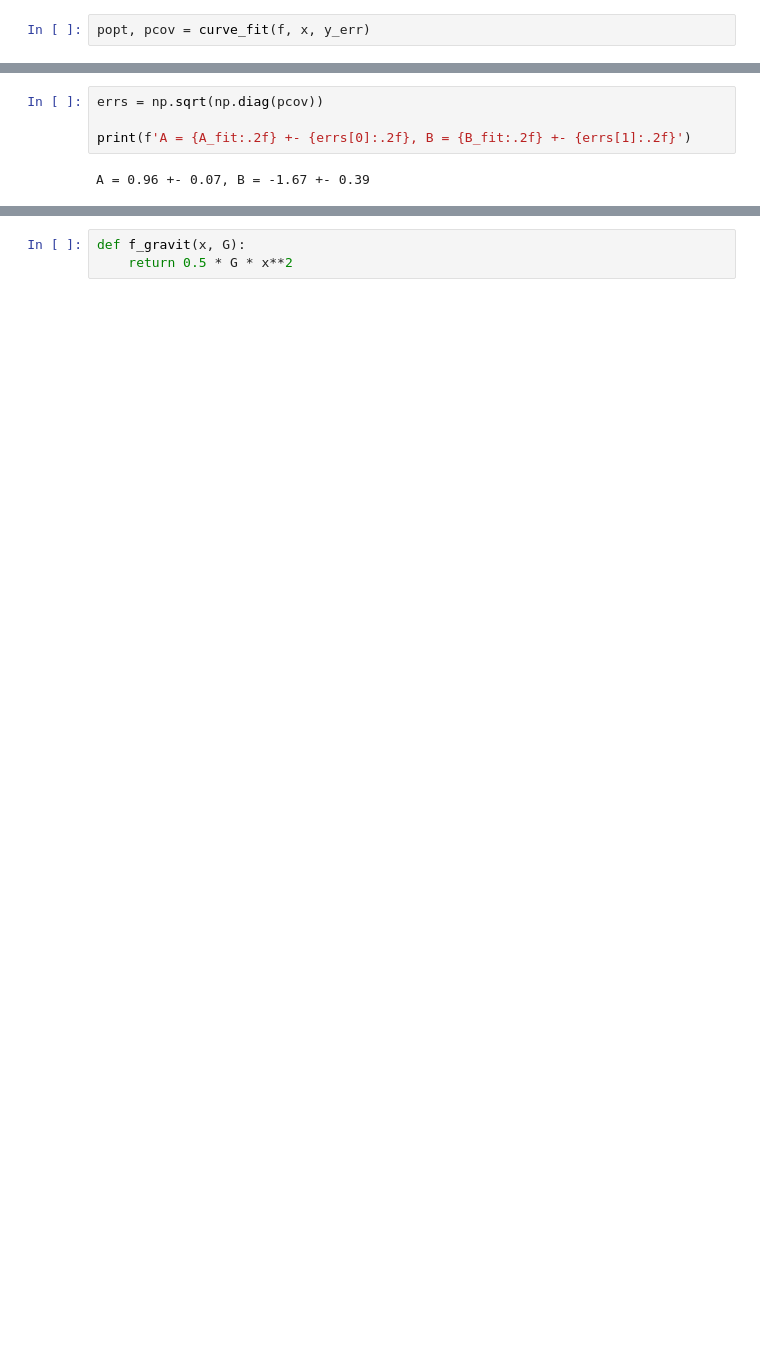
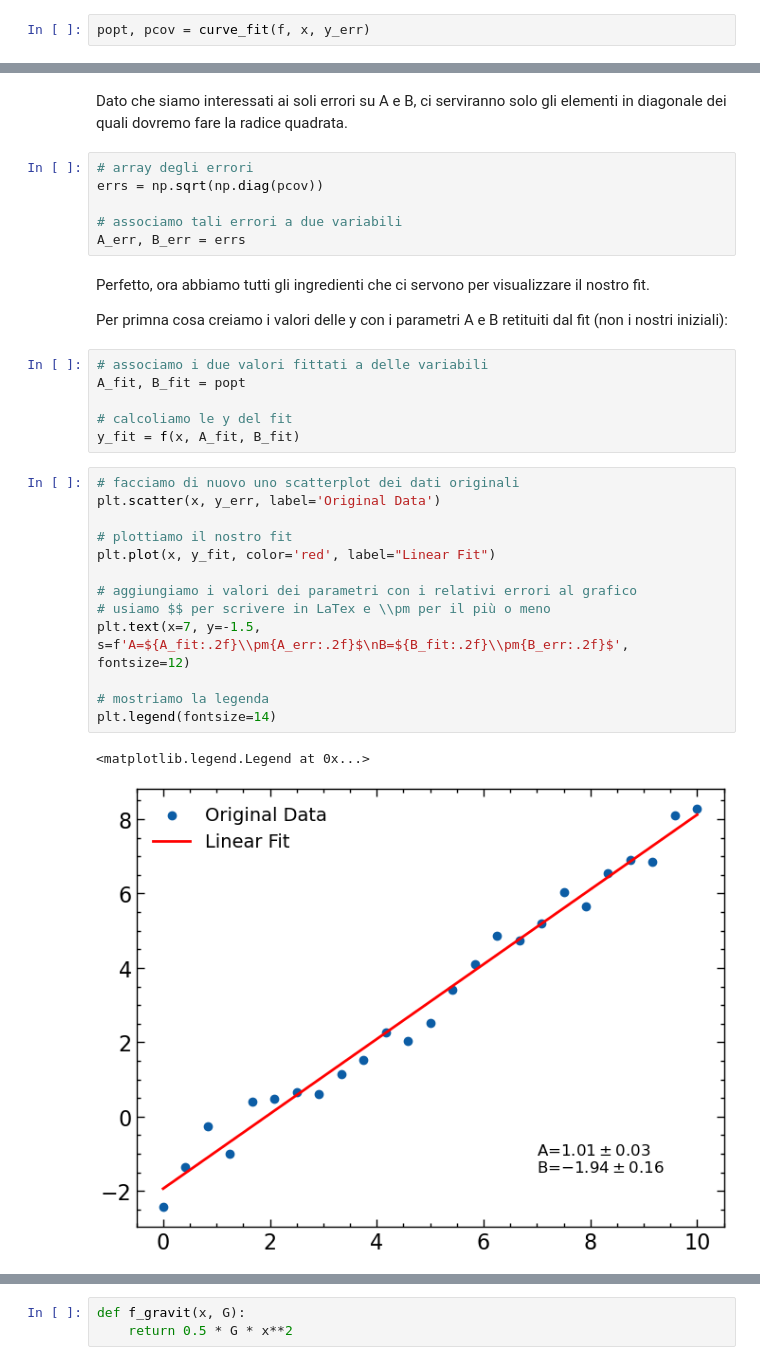
Before and after one commit to AlessandroSerra/FFC_2024, a Jupyter notebook: Lezione_30-04/Analisi.ipynb, the cells around one changed output, grey strips where cells are left out. Saved outputs shown, nothing was run; the diff lists cells and outputs as text; blank space fills up the shorter version.

```diff
--- a/Lezione_30-04/Analisi.ipynb
+++ b/Lezione_30-04/Analisi.ipynb
@@ -53,6 +110,34 @@ plt.plot(x, y_fit, color='red')
-# %%
-errs = np.sqrt(np.diag(pcov))
-
-print(f'A = {A_fit:.2f} +- {errs[0]:.2f}, B = {B_fit:.2f} +- {errs[1]:.2f}')
-# %% [output]
-A = 0.96 +- 0.07, B = -1.67 +- 0.39
+# %% [markdown]
+Dato che siamo interessati ai soli errori su A e B, ci serviranno solo gli elementi in diagonale dei quali dovremo fare la radice quadrata.
+# %%
+# array degli errori
+errs = np.sqrt(np.diag(pcov))
+
+# associamo tali errori a due variabili
+A_err, B_err = errs
+# %% [markdown]
+Perfetto, ora abbiamo tutti gli ingredienti che ci servono per visualizzare il nostro fit.
+
+Per primna cosa creiamo i valori delle y con i parametri A e B retituiti dal fit (non i nostri iniziali):
+# %%
+# associamo i due valori fittati a delle variabili
+A_fit, B_fit = popt
+
+# calcoliamo le y del fit
+y_fit = f(x, A_fit, B_fit)
+# %%
+# facciamo di nuovo uno scatterplot dei dati originali
+plt.scatter(x, y_err, label='Original Data')
+
+# plottiamo il nostro fit
+plt.plot(x, y_fit, color='red', label="Linear Fit")
+
+# aggiungiamo i valori dei parametri con i relativi errori al grafico
+# usiamo $$ per scrivere in LaTex e \\pm per il più o meno
+plt.text(x=7, y=-1.5, s=f'A=${A_fit:.2f}\\pm{A_err:.2f}$\nB=${B_fit:.2f}\\pm{B_err:.2f}$', fontsize=12)
+
+# mostriamo la legenda
+plt.legend(fontsize=14)
+# %% [output]
+<matplotlib.legend.Legend at 0x...>
+[figure, added]
```
Also changed, not shown: parts of 32 cells of this notebook.
